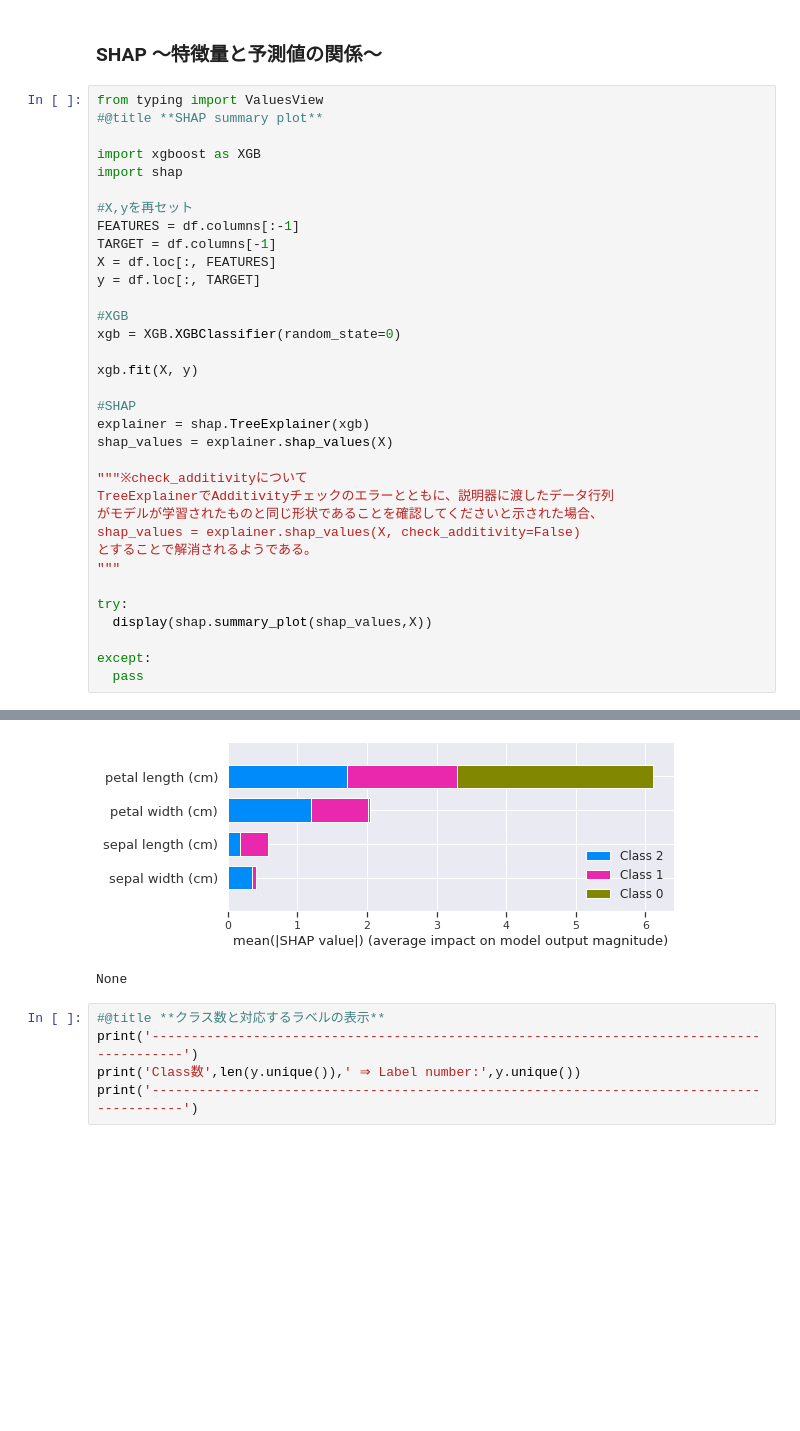
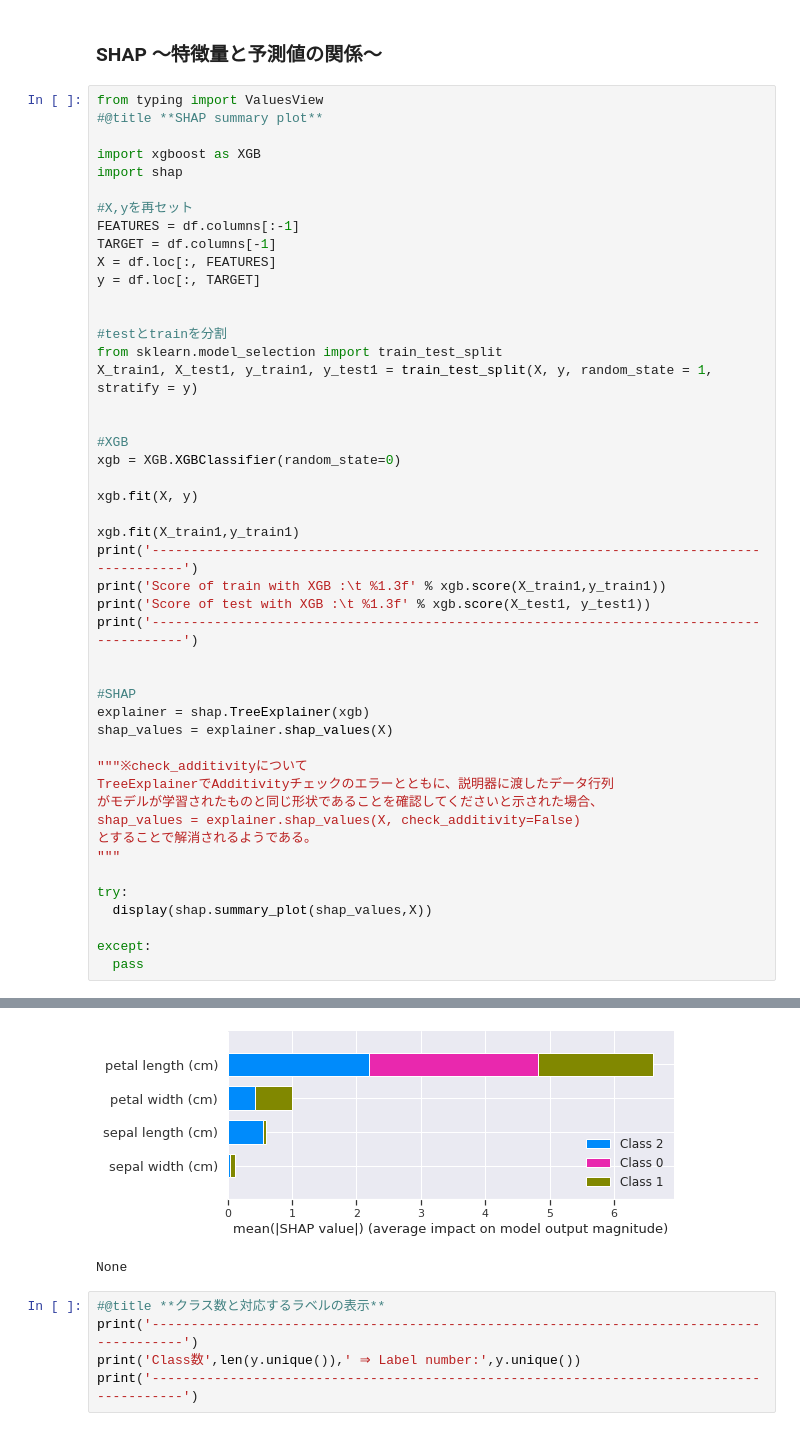
Before and after one commit to hima2b4/EDA_tools, a Jupyter notebook: SHAP+dtreeviz_Multi-class.ipynb, the cells around one changed output, grey strips where cells are left out. Cells and saved outputs as stored; diff of their text form; blank space fills up the shorter version.

```diff
--- a/SHAP+dtreeviz_Multi-class.ipynb
+++ b/SHAP+dtreeviz_Multi-class.ipynb
@@ -343,10 +342,23 @@ TARGET = df.columns[-1]
 X = df.loc[:, FEATURES]
 y = df.loc[:, TARGET]
 
+
+#testとtrainを分割
+from sklearn.model_selection import train_test_split
+X_train1, X_test1, y_train1, y_test1 = train_test_split(X, y, random_state = 1, stratify = y)
+
+
 #XGB
 xgb = XGB.XGBClassifier(random_state=0)
 
 xgb.fit(X, y)
+
+xgb.fit(X_train1,y_train1)
+print('-----------------------------------------------------------------------------------------')
+print('Score of train with XGB :\t %1.3f' % xgb.score(X_train1,y_train1))
+print('Score of test with XGB :\t %1.3f' % xgb.score(X_test1, y_test1))
+print('-----------------------------------------------------------------------------------------')
+
 
 #SHAP
 explainer = shap.TreeExplainer(xgb)
@@ -368,5 +384,5 @@ except:
-[figure, old version]
+[figure, new version]
-None
+None
 # %%
 #@title **クラス数と対応するラベルの表示**
 print('-----------------------------------------------------------------------------------------')
```
Also changed, not shown: parts of 5 cells of this notebook.
